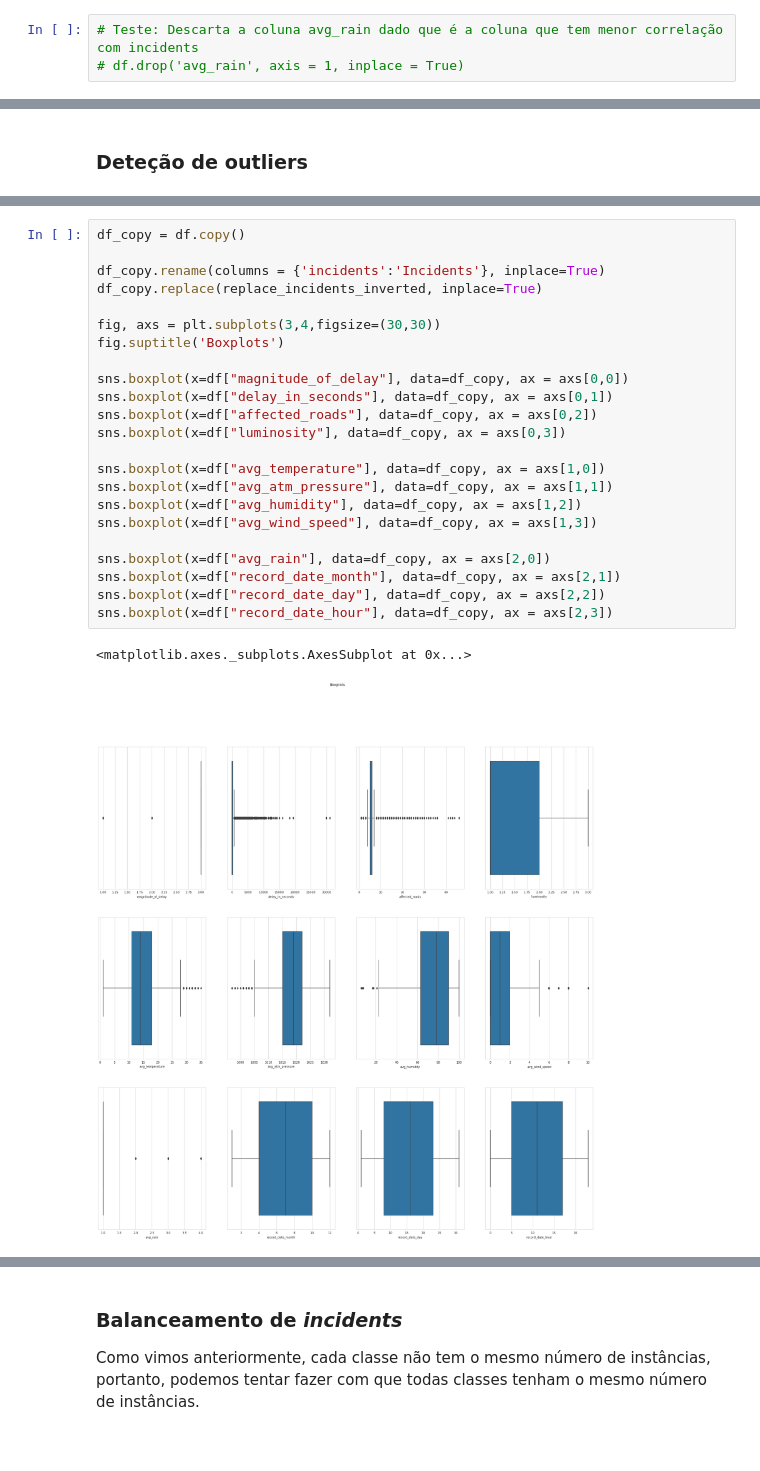
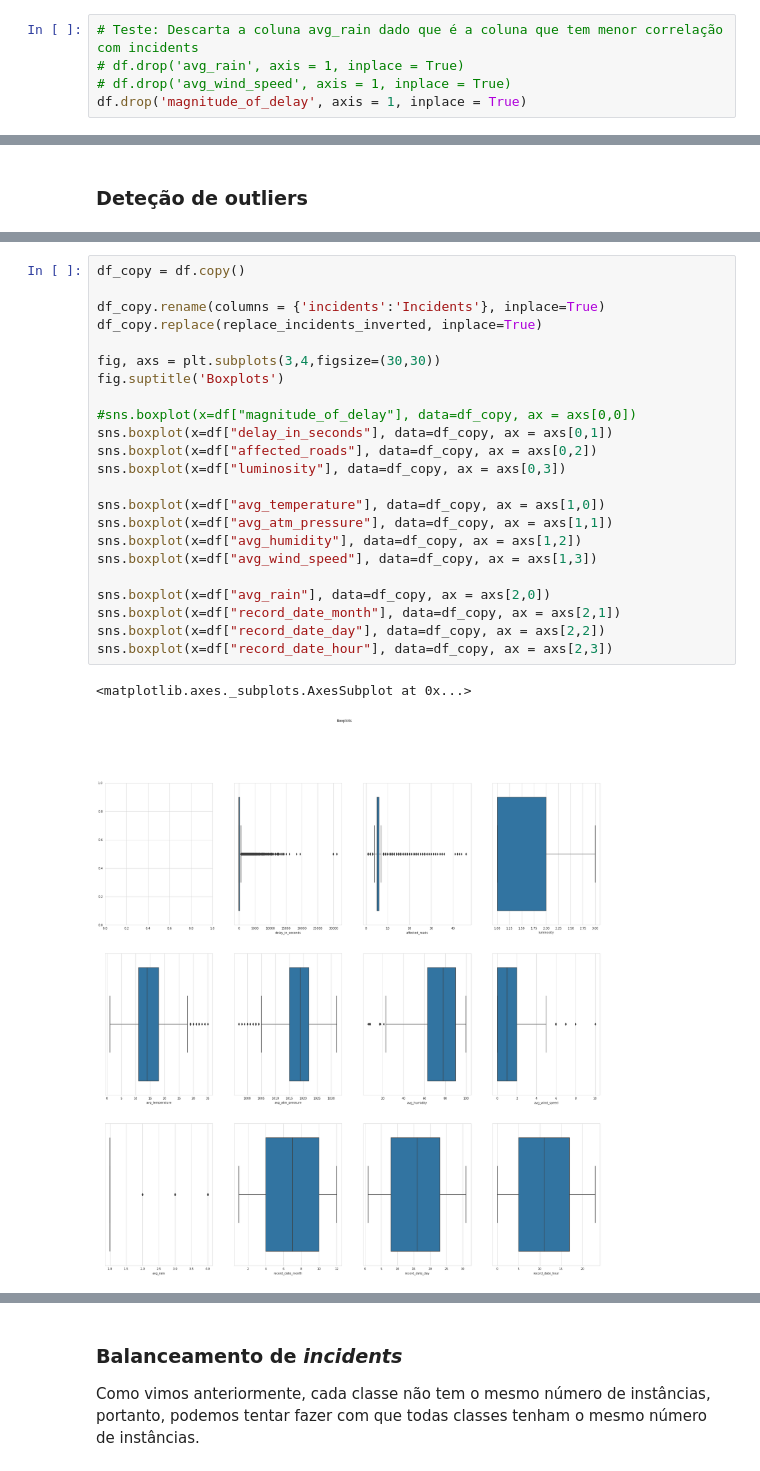
Before and after one commit to MarianaFilipa/DAA, a Jupyter notebook: Competição_Tarefa/Competition.ipynb, the cells around one changed output, grey strips where cells are left out. Saved outputs shown, nothing was run; the diff lists cells and outputs as text.

Commit message:
Competição: replace missing data, class_weight, etc

```diff
--- a/Competição_Tarefa/Competition.ipynb
+++ b/Competição_Tarefa/Competition.ipynb
@@ -211,6 +213,8 @@ plt.show()
 # %%
 # Teste: Descarta a coluna avg_rain dado que é a coluna que tem menor correlação com incidents
 # df.drop('avg_rain', axis = 1, inplace = True)
+# df.drop('avg_wind_speed', axis = 1, inplace = True)
+df.drop('magnitude_of_delay', axis = 1, inplace = True)
 # %% [markdown]
 ### Tratamento da coluna **affected_roads**
 Apesar de já termos trabalhado com os restantes dados categóricos, falta-nos tratar ainda os valores da coluna **affected_roads**.\
@@ -395,29 +399,29 @@ sns.boxplot(x="Incidents", y = "record_date_hour", data=df_copy, ax = axs[2,3])
 # %%
 df_copy = df.copy()
 
 df_copy.rename(columns = {'incidents':'Incidents'}, inplace=True)
 df_copy.replace(replace_incidents_inverted, inplace=True)
 
 fig, axs = plt.subplots(3,4,figsize=(30,30))
 fig.suptitle('Boxplots')
 
-sns.boxplot(x=df["magnitude_of_delay"], data=df_copy, ax = axs[0,0])
+#sns.boxplot(x=df["magnitude_of_delay"], data=df_copy, ax = axs[0,0])
 sns.boxplot(x=df["delay_in_seconds"], data=df_copy, ax = axs[0,1])
 sns.boxplot(x=df["affected_roads"], data=df_copy, ax = axs[0,2])
 sns.boxplot(x=df["luminosity"], data=df_copy, ax = axs[0,3])
 
 sns.boxplot(x=df["avg_temperature"], data=df_copy, ax = axs[1,0])
 sns.boxplot(x=df["avg_atm_pressure"], data=df_copy, ax = axs[1,1])
 sns.boxplot(x=df["avg_humidity"], data=df_copy, ax = axs[1,2])
 sns.boxplot(x=df["avg_wind_speed"], data=df_copy, ax = axs[1,3])
 
 sns.boxplot(x=df["avg_rain"], data=df_copy, ax = axs[2,0])
 sns.boxplot(x=df["record_date_month"], data=df_copy, ax = axs[2,1])
 sns.boxplot(x=df["record_date_day"], data=df_copy, ax = axs[2,2])
 sns.boxplot(x=df["record_date_hour"], data=df_copy, ax = axs[2,3])
 # %% [output]
 <matplotlib.axes._subplots.AxesSubplot at 0x...>
-[figure, old version]
+[figure, new version]
 # %%
 # Replace outliers:
 def replaceOutliers(df):
```
Also changed, not shown: parts of 16 cells of this notebook, 1 other file.
